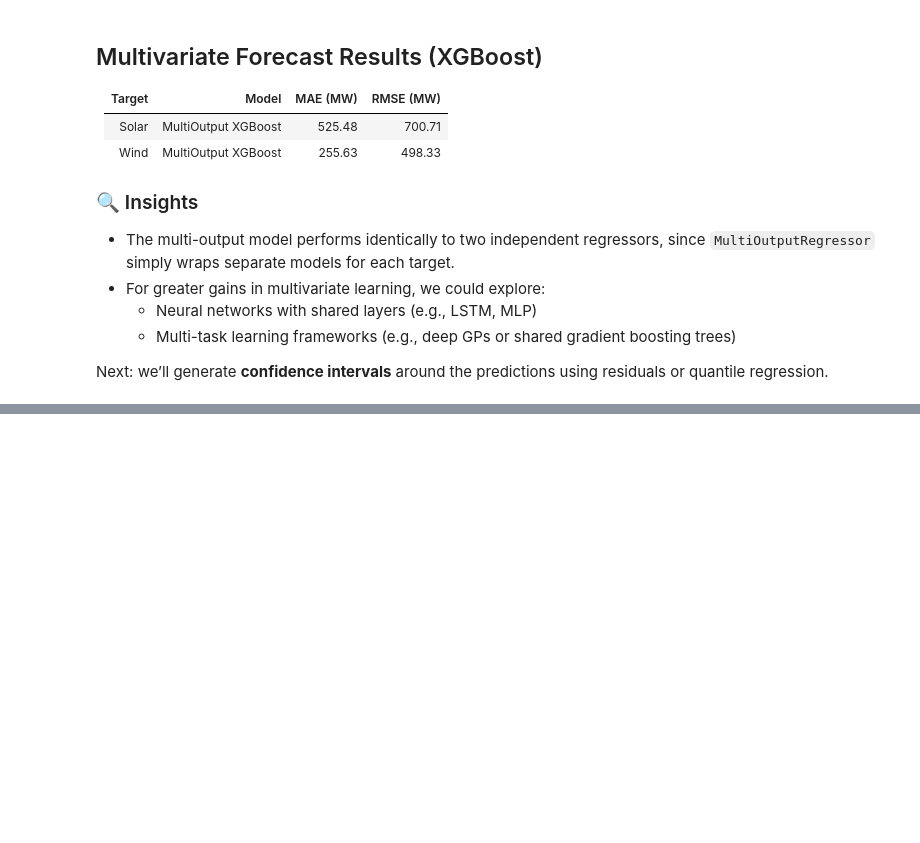
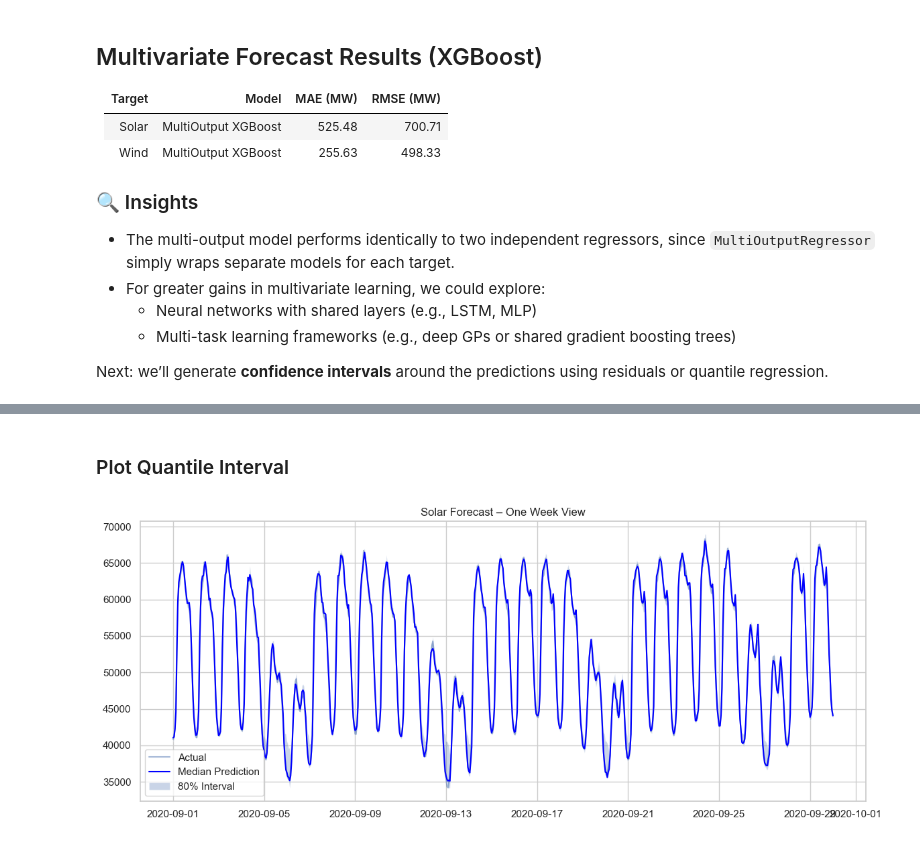
Before and after one commit to DiogoRibeiro7/showcase-lab, a Jupyter notebook: energy/renewable_power_forecasting/renewable_power_forecasting.ipynb, the cells around one changed output, grey strips where cells are left out. Drawn from its saved outputs; the diff is of its cells as text; code cells hidden in the pictures; blank space fills up the shorter version.

```diff
--- a/energy/renewable_power_forecasting/renewable_power_forecasting.ipynb
+++ b/energy/renewable_power_forecasting/renewable_power_forecasting.ipynb
@@ -753,0 +843,19 @@ Next: we’ll generate **confidence intervals** around the predictions using res
+# %% [markdown]
+### Plot Quantile Interval
+# %%
+# Recorte para uma semana
+sample = val_df[val_df["timestamp"].between("2020-09-01", "2020-09-30")]
+
+if not sample.empty:
+	plt.figure(figsize=(12, 5))
+	plt.plot(sample["timestamp"], sample["solar_mw"], label="Actual", alpha=0.5)
+	plt.plot(sample["timestamp"], sample["solar_q50"], label="Median Prediction", color="blue")
+	plt.fill_between(sample["timestamp"], sample["solar_q10"], sample["solar_q90"], alpha=0.3, label="80% Interval")
+	plt.title("Solar Forecast – One Week View")
+	plt.legend()
+	plt.tight_layout()
+	plt.show()
+else:
+	print("No data available for the specified date range.")
+# %% [output]
+[figure, added]
```
Also changed, not shown: parts of 11 cells of this notebook.
